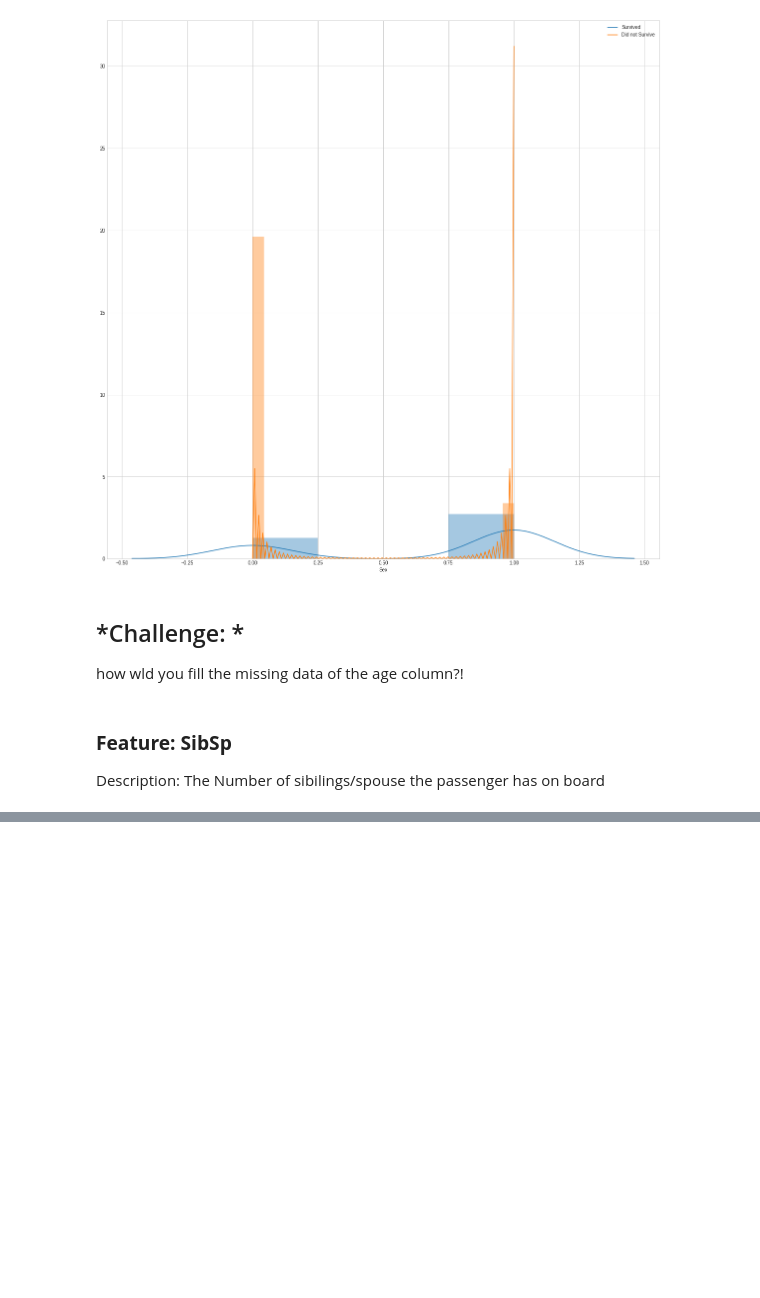
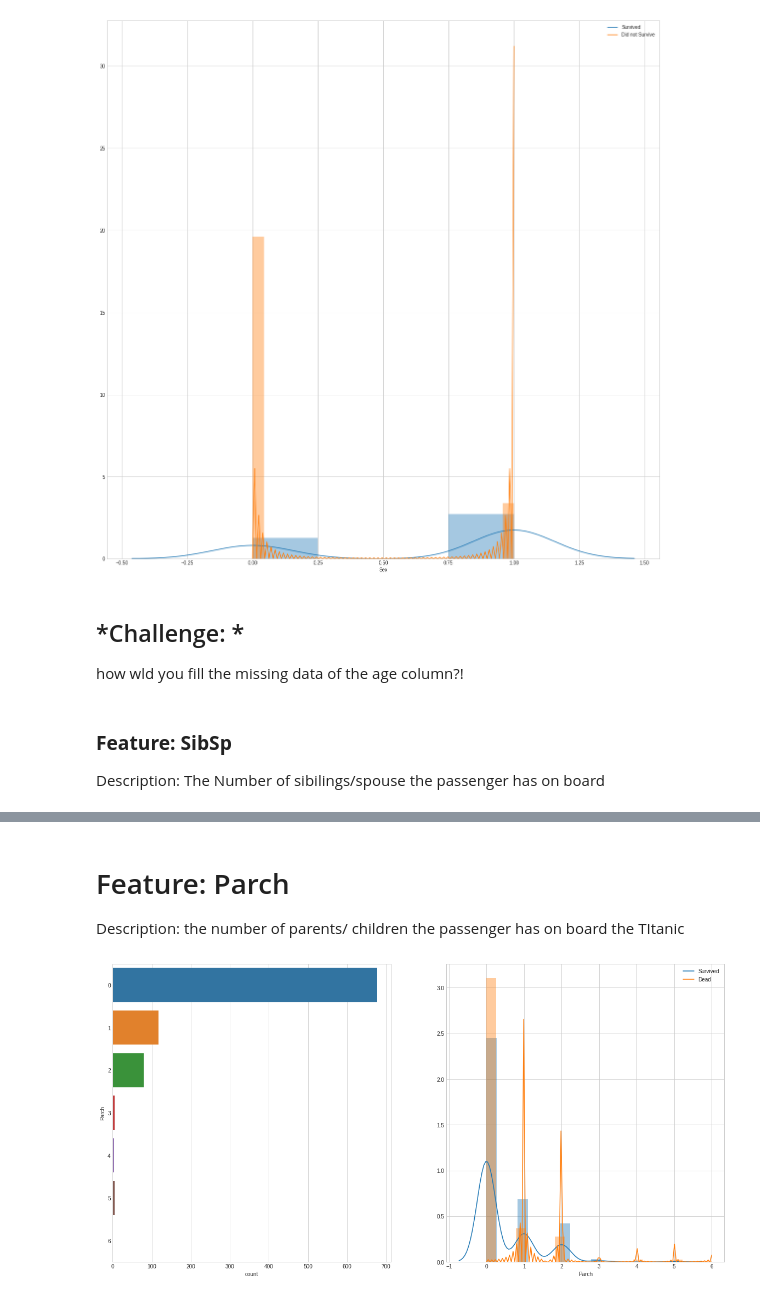
Before and after one commit to felstuff/BackToBasic, a Jupyter notebook: TitanicExplloratory.ipynb, the cells around one changed output, grey strips where cells are left out. Drawn from its saved outputs; the diff is of its cells as text; code cells hidden in the pictures; blank space fills up the shorter version.

Commit message:
SubSet Data Compilation (Sex, SibSp & Parch)

```diff
--- a/TitanicExplloratory.ipynb
+++ b/TitanicExplloratory.ipynb
@@ -363,0 +346,16 @@ plot_count_dist(train,
+# %%
+df_bin['SibSp'] = pd.cut(train['SibSp'], 10)
+df_con['SibSp'] = train['SibSp']
+# %% [markdown]
+# Feature: Parch
+Description: the number of parents/ children the passenger has on board the TItanic
+# %%
+#Visualise the Counts of the Parch and the distribution of the values against those who survived
+
+plot_count_dist(train,
+                bin_df=df_bin,
+                label_column='Survived',
+                target_column='Parch',
+                figsize =(20,10))
+# %% [output]
+[figure, added]
```
Also changed, not shown: parts of 7 cells of this notebook.
